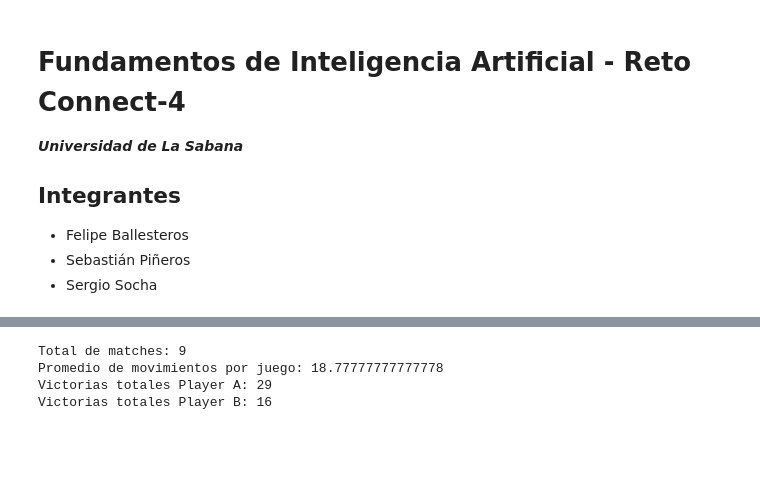
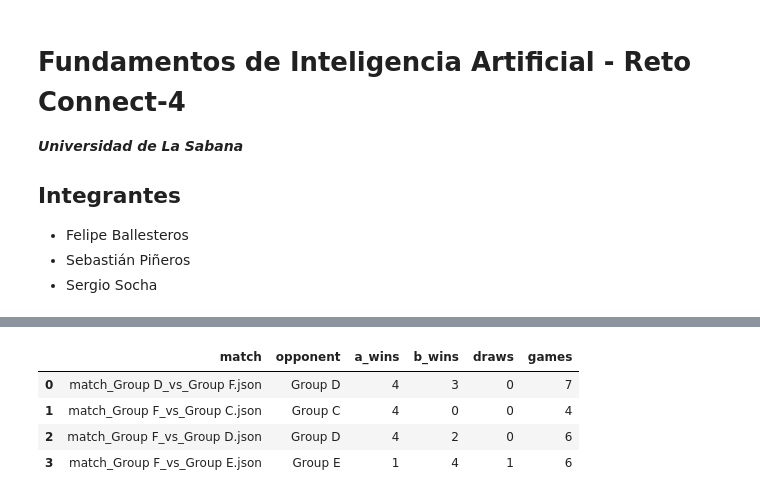
Before and after one commit to sergiosocha/PROYECTO_IA, a Jupyter notebook: entrega.ipynb, the cells around one changed output, grey strips where cells are left out. Saved outputs shown, nothing was run; the diff lists cells and outputs as text; code cells hidden in the pictures; blank space fills up the shorter version.

```diff
--- a/entrega.ipynb
+++ b/entrega.ipynb
@@ -47,12 +53,2 @@ df_matches
-# %%
-versus_path = "versus"
-
-juegos = []
-
-for filename in os.listdir(versus_path):
-    if filename.endswith(".json"):
-        with open(os.path.join(versus_path, filename)) as f:
-            data = json.load(f)
-            juegos.append((filename, data))
 # %%
 def print_board(board):
@@ -100,10 +105,9 @@ def show_game_info(match, game_index=0):
 # %%
 matches_F = []
 
-for match in juegos:
-    filename, data = match
+for filename, data in juegos:
     if "Group F" in data["player_a"] or "Group F" in data["player_b"]:
-        matches_F.append(match)
+        matches_F.append((filename, data))
 
-print("Matches del Grupo F encontrados:", len(matches_F))
+matches_F
 # %% [output]
@@ -132,20 +152,17 @@ Total movimientos: 31
-# %%
-total_matches = len(juegos)
-
-avg_moves = np.mean([
-    len(match_data["games"][0])
-    for _, match_data in juegos
-])
-
-wins_A = sum(data["player_a_wins"] for _, data in juegos)
-wins_B = sum(data["player_b_wins"] for _, data in juegos)
-
-print("Total de matches:", total_matches)
-print("Promedio de movimientos por juego:", avg_moves)
-print("Victorias totales Player A:", wins_A)
-print("Victorias totales Player B:", wins_B)
-# %% [output]
-Total de matches: 9
-Promedio de movimientos por juego: 18.77777777777778
-Victorias totales Player A: 29
-Victorias totales Player B: 16
+# %%
+df_F = pd.DataFrame([{
+    "match": f,
+    "opponent": d["player_b"] if "Group F" in d["player_a"] else d["player_a"],
+    "a_wins": d["player_a_wins"],
+    "b_wins": d["player_b_wins"],
+    "draws": d["draws"],
+    "games": len(d["games"])
+} for f, d in matches_F])
+
+df_F
+# %% [output]
+|  | match | opponent | a_wins | b_wins | draws | games |
+| 0 | match_Group D_vs_Group F.json | Group D | 4 | 3 | 0 | 7 |
+| 1 | match_Group F_vs_Group C.json | Group C | 4 | 0 | 0 | 4 |
+| 2 | match_Group F_vs_Group D.json | Group D | 4 | 2 | 0 | 6 |
+| 3 | match_Group F_vs_Group E.json | Group E | 1 | 4 | 1 | 6 |
```
Also changed, not shown: parts of 11 cells of this notebook.
